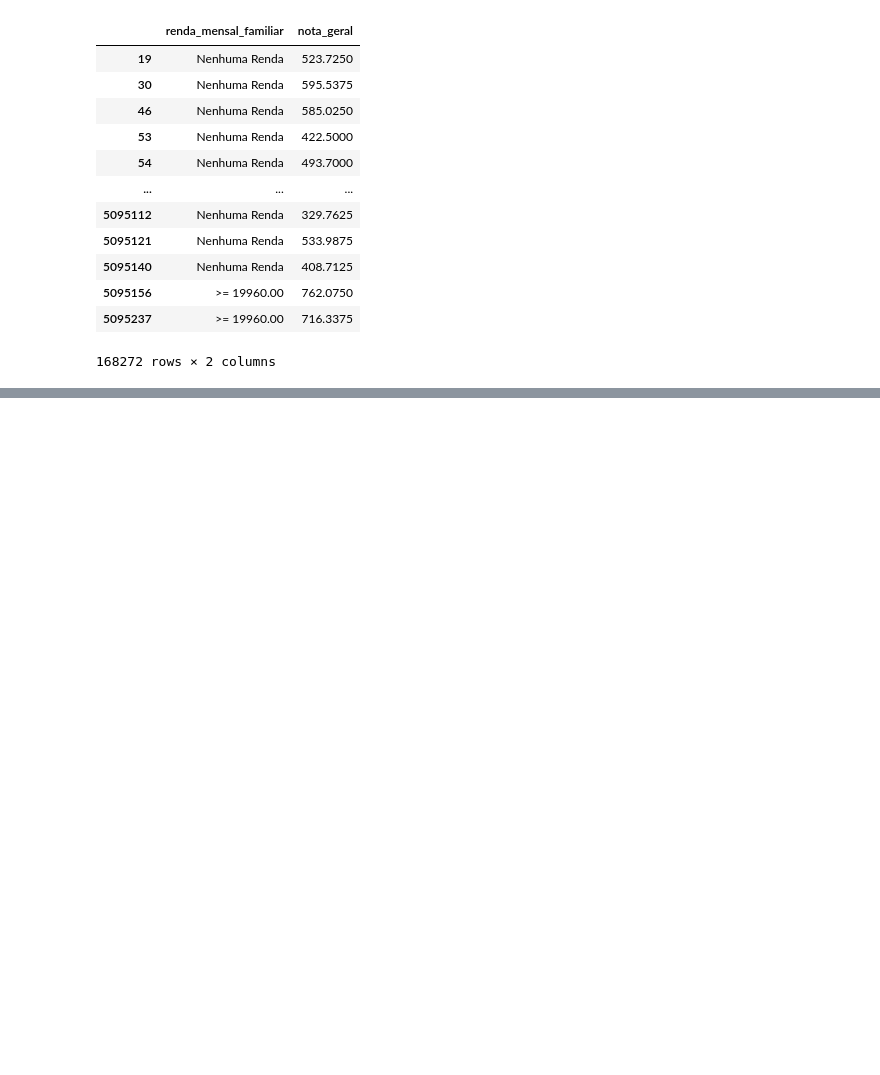
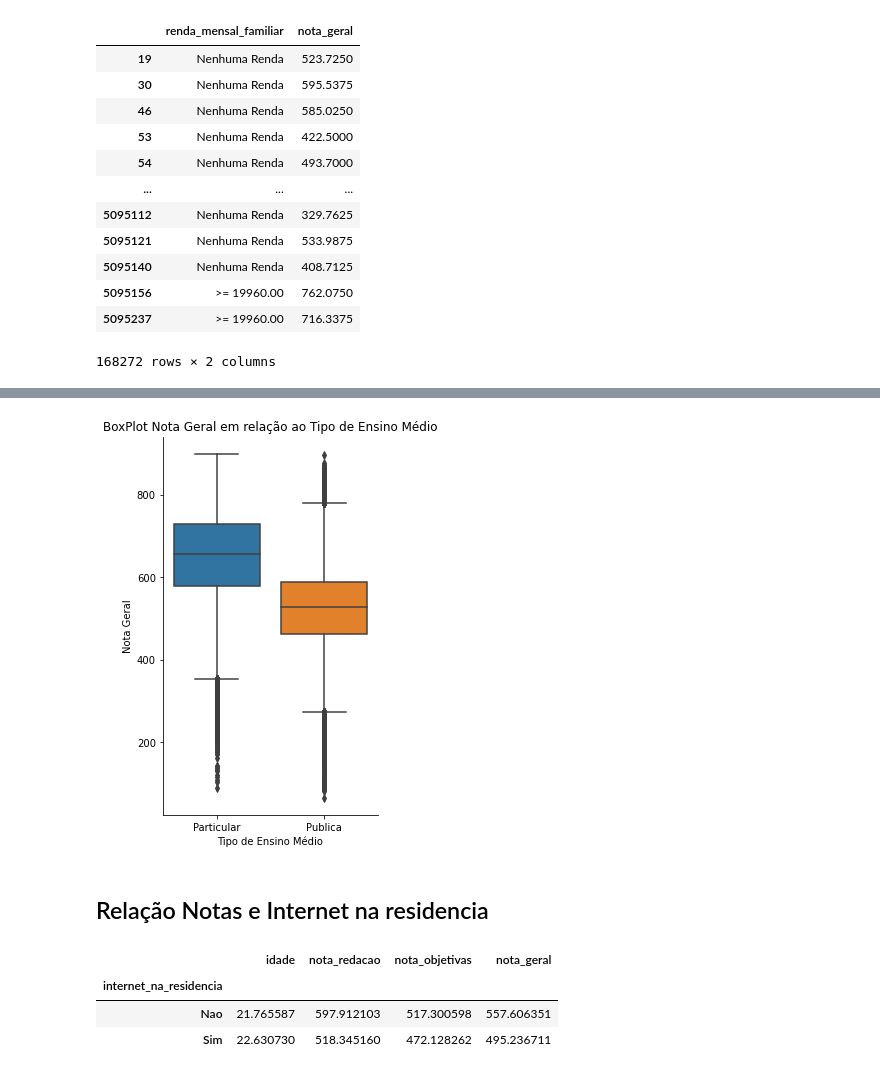
Before and after one commit to RenanGroot/Analise-Exploratoria-ENEM2019, a Jupyter notebook: Análise Exploratória - ENEM 2019.ipynb, the cells around one changed output, grey strips where cells are left out. Cells and saved outputs as stored; diff of their text form; code cells hidden in the pictures; blank space fills up the shorter version.

```diff
--- a/Análise Exploratória - ENEM 2019.ipynb
+++ b/Análise Exploratória - ENEM 2019.ipynb
@@ -290,0 +302,5 @@ cat_renda.set(title="Diferença entre notas de extremos de renda mensal familiar
+# %%
+#Observando a relação entre renda mensal familiar e nota geral
+enem_ens = enem.drop(columns=["internet_na_residencia", "municipio_id"])
+
+enem_ens.groupby(["tipo_ens_med"]).mean().sort_values(by="nota_geral", ascending=False)
@@ -290,0 +313,13 @@ cat_renda.set(title="Diferença entre notas de extremos de renda mensal familiar
+# %%
+#Criando gráfico
+cat_ens = sns.catplot(x="tipo_ens_med", y="nota_geral", kind="box", data=enem_ens.drop(enem[enem.tipo_ens_med == "Sem Resposta"].index),
+                     height=6, aspect=9/14)
+
+#Alterando títulos
+cat_ens.set(title="BoxPlot Nota Geral em relação ao Tipo de Ensino Médio",
+              xlabel="Tipo de Ensino Médio", ylabel="Nota Geral")
+
+#Mostrando gráfico
+plt.show()
+# %% [output]
+[figure, added]
@@ -290,0 +329,11 @@ cat_renda.set(title="Diferença entre notas de extremos de renda mensal familiar
+# %% [markdown]
+## Relação Notas e Internet na residencia
+# %%
+enem_internet = enem.drop(columns=["municipio_id", "tipo_ens_med"])
+
+enem_internet.groupby(["internet_na_residencia"]).mean().sort_values(by="nota_geral", ascending=False)
+# %% [output]
+|  | idade | nota_redacao | nota_objetivas | nota_geral |
+| internet_na_residencia |  |  |  |  |
+| Nao | 21.765587 | 597.912103 | 517.300598 | 557.606351 |
+| Sim | 22.630730 | 518.345160 | 472.128262 | 495.236711 |
```
Also changed, not shown: parts of 21 cells of this notebook.
